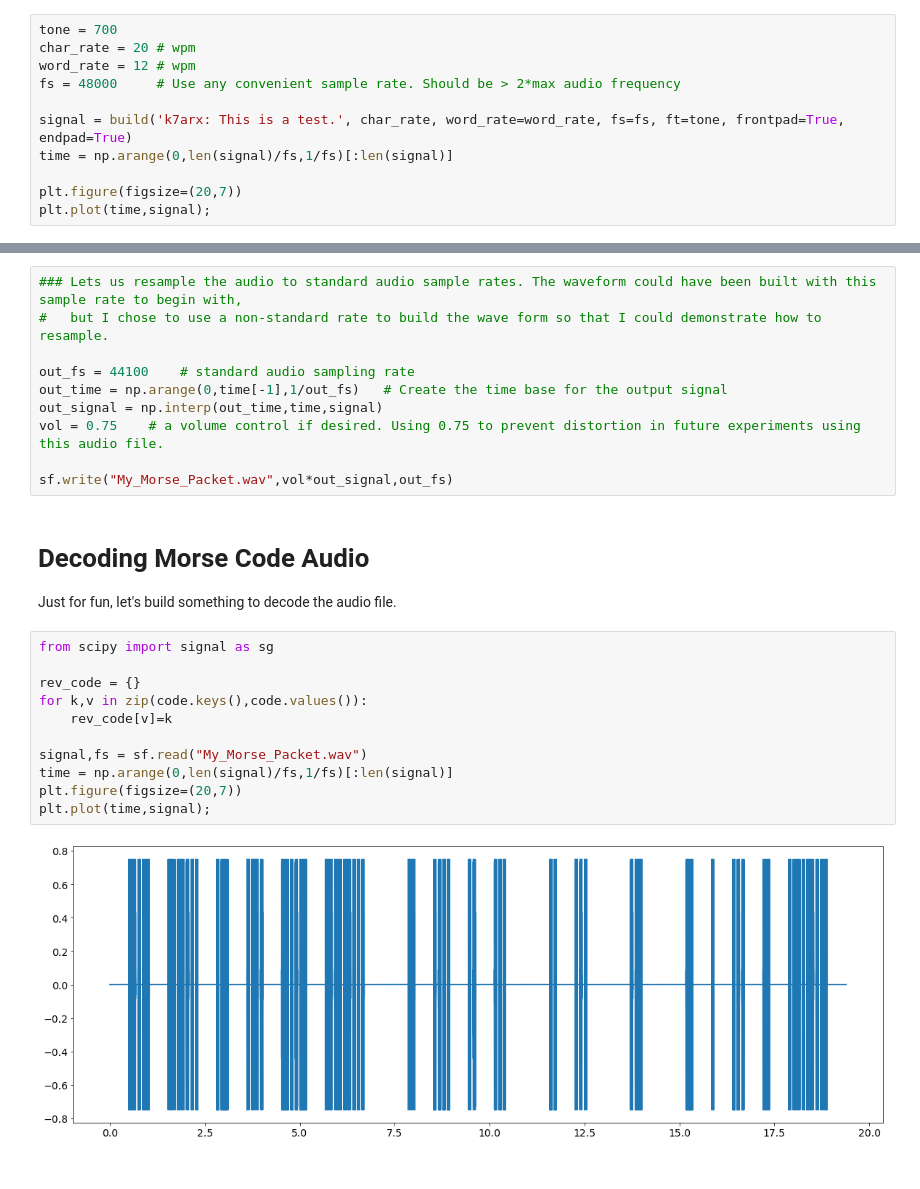
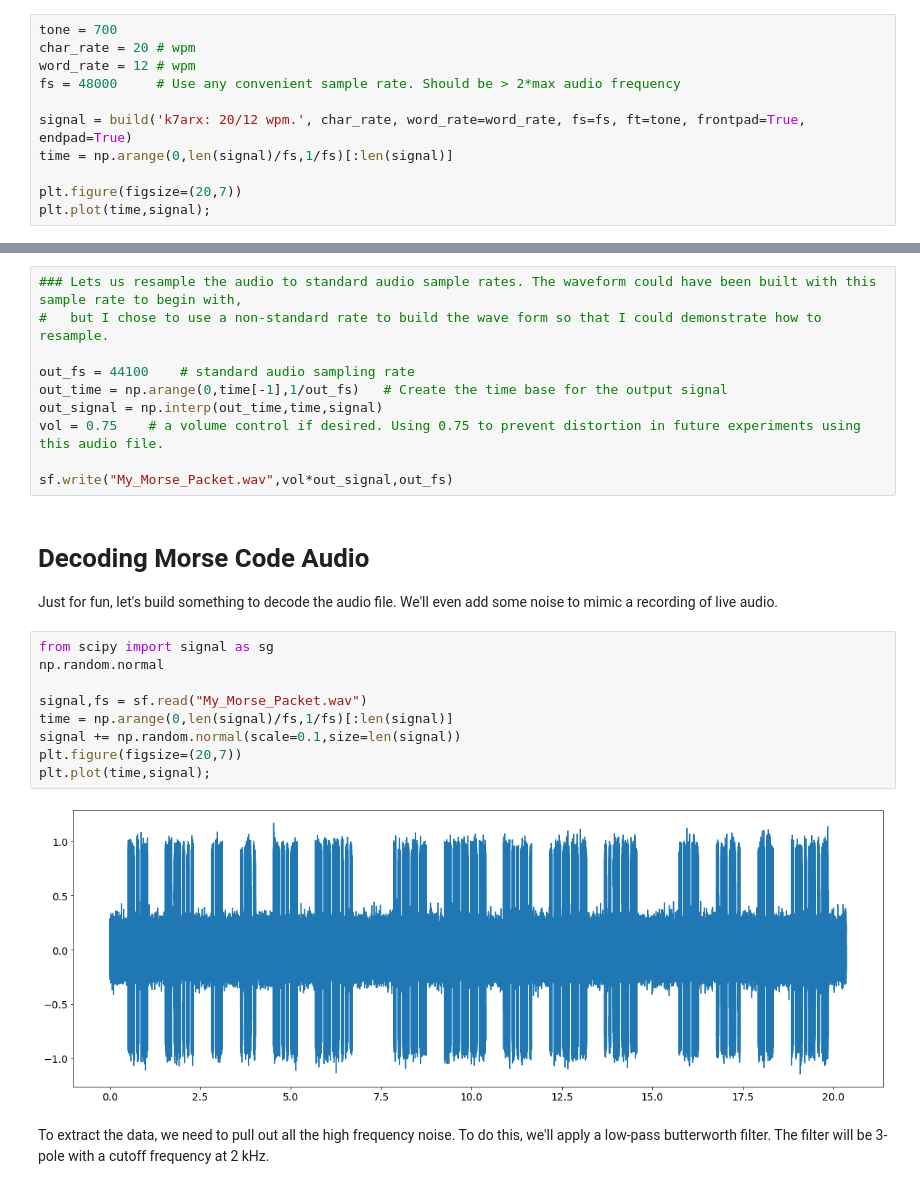
Before and after one commit to k7arx/modulation, a Jupyter notebook: MORSE/Morse.ipynb, the cells around one changed output, grey strips where cells are left out. Saved outputs shown, nothing was run; the diff lists cells and outputs as text.

```diff
--- a/MORSE/Morse.ipynb
+++ b/MORSE/Morse.ipynb
@@ -147,7 +147,7 @@ char_rate = 20 # wpm
 word_rate = 12 # wpm
 fs = 48000     # Use any convenient sample rate. Should be > 2*max audio frequency
 
-signal = build('k7arx: This is a test.', char_rate, word_rate=word_rate, fs=fs, ft=tone, frontpad=True, endpad=True)
+signal = build('k7arx: 20/12 wpm.', char_rate, word_rate=word_rate, fs=fs, ft=tone, frontpad=True, endpad=True)
 time = np.arange(0,len(signal)/fs,1/fs)[:len(signal)]
 
 plt.figure(figsize=(20,7))
@@ -167,20 +167,20 @@ sf.write("My_Morse_Packet.wav",vol*out_signal,out_fs)
 # %% [markdown]
 # Decoding Morse Code Audio
 
-Just for fun, let's build something to decode the audio file.
+Just for fun, let's build something to decode the audio file. We'll even add some noise to mimic a recording of live audio.
 # %%
 from scipy import signal as sg
-
-rev_code = {}
-for k,v in zip(code.keys(),code.values()):
-    rev_code[v]=k
+np.random.normal
 
 signal,fs = sf.read("My_Morse_Packet.wav")
 time = np.arange(0,len(signal)/fs,1/fs)[:len(signal)]
+signal += np.random.normal(scale=0.1,size=len(signal))
 plt.figure(figsize=(20,7))
 plt.plot(time,signal);
 # %% [output]
-[figure, old version]
+[figure, new version]
+# %% [markdown]
+To extract the data, we need to pull out all the high frequency noise. To do this, we'll apply a low-pass butterworth filter. The filter will be 3-pole with a cutoff frequency at 2 kHz.
 # %%
 # Convert the signal into a bit sequence at the character rate
 char_rate = 20  # wpm
```
Also changed, not shown: parts of 8 cells of this notebook, 1 other file.
